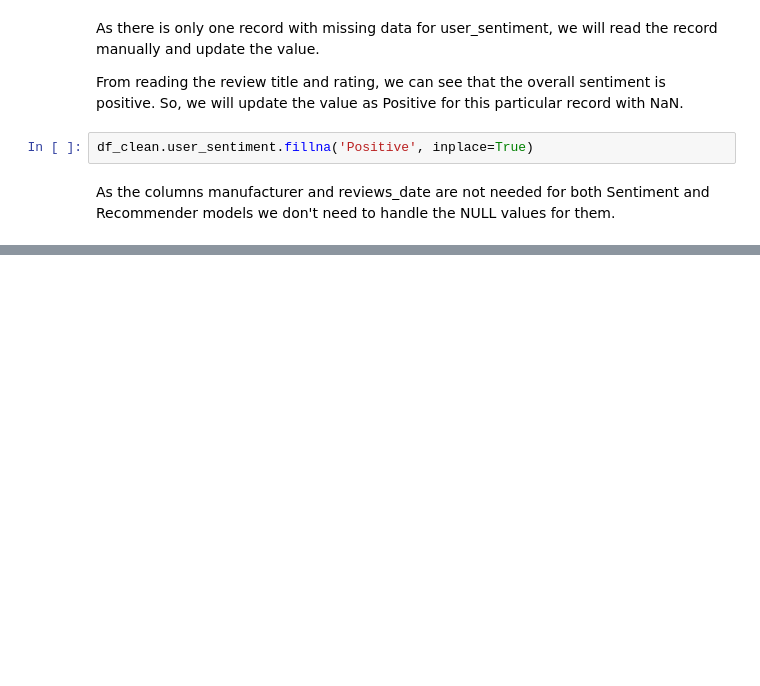
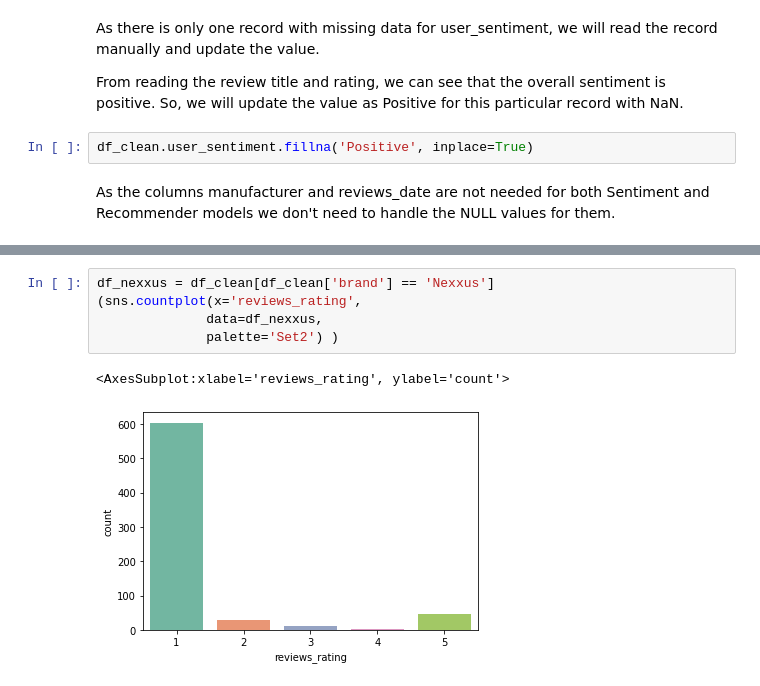
Before and after one commit to nick09fab/ML-Deployment, a Jupyter notebook: Recommendation_Systems/Sentiment_Analysis.ipynb, the cells around one changed output, grey strips where cells are left out. Saved outputs shown, nothing was run; the diff lists cells and outputs as text; blank space fills up the shorter version.

```diff
--- a/Recommendation_Systems/Sentiment_Analysis.ipynb
+++ b/Recommendation_Systems/Sentiment_Analysis.ipynb
@@ -251,0 +289,8 @@ df_clean.head()
+# %%
+df_nexxus = df_clean[df_clean['brand'] == 'Nexxus']
+(sns.countplot(x='reviews_rating',
+              data=df_nexxus,
+              palette='Set2') )
+# %% [output]
+<AxesSubplot:xlabel='reviews_rating', ylabel='count'>
+[figure, added]
```
Also changed, not shown: parts of 42 cells of this notebook.
